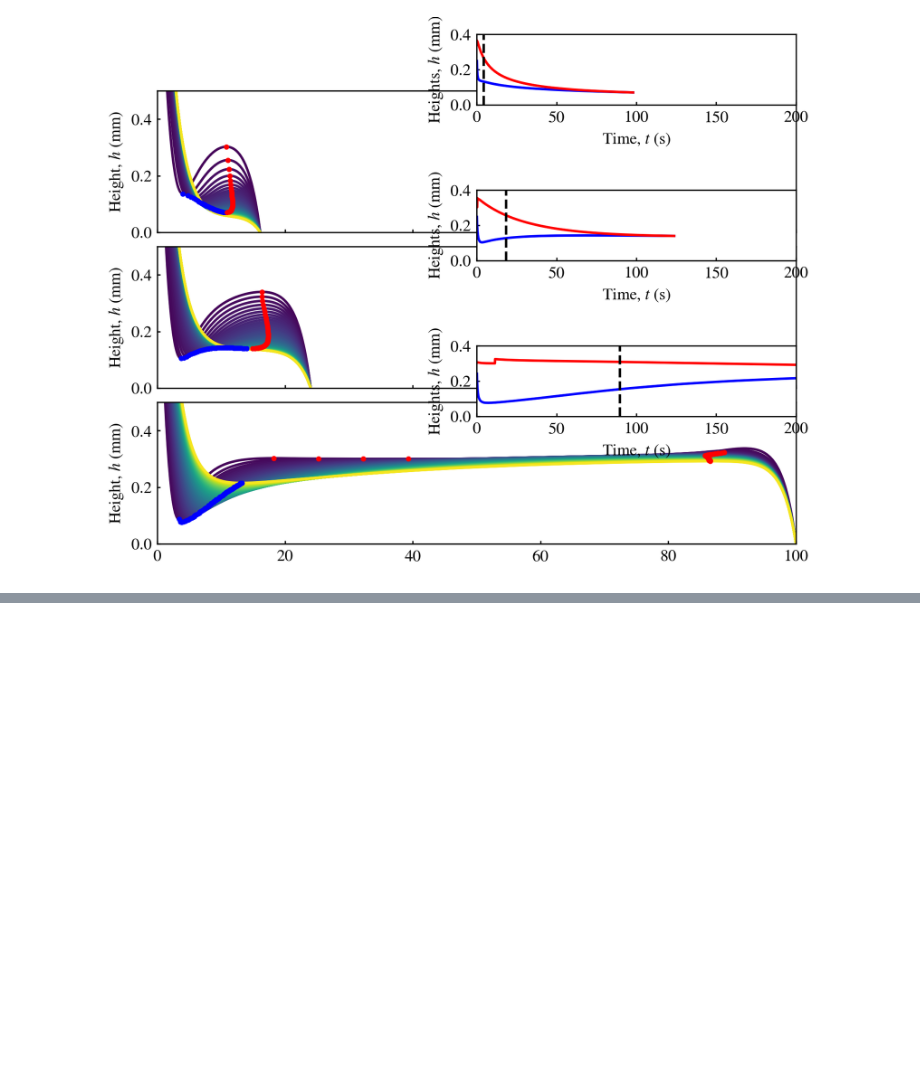
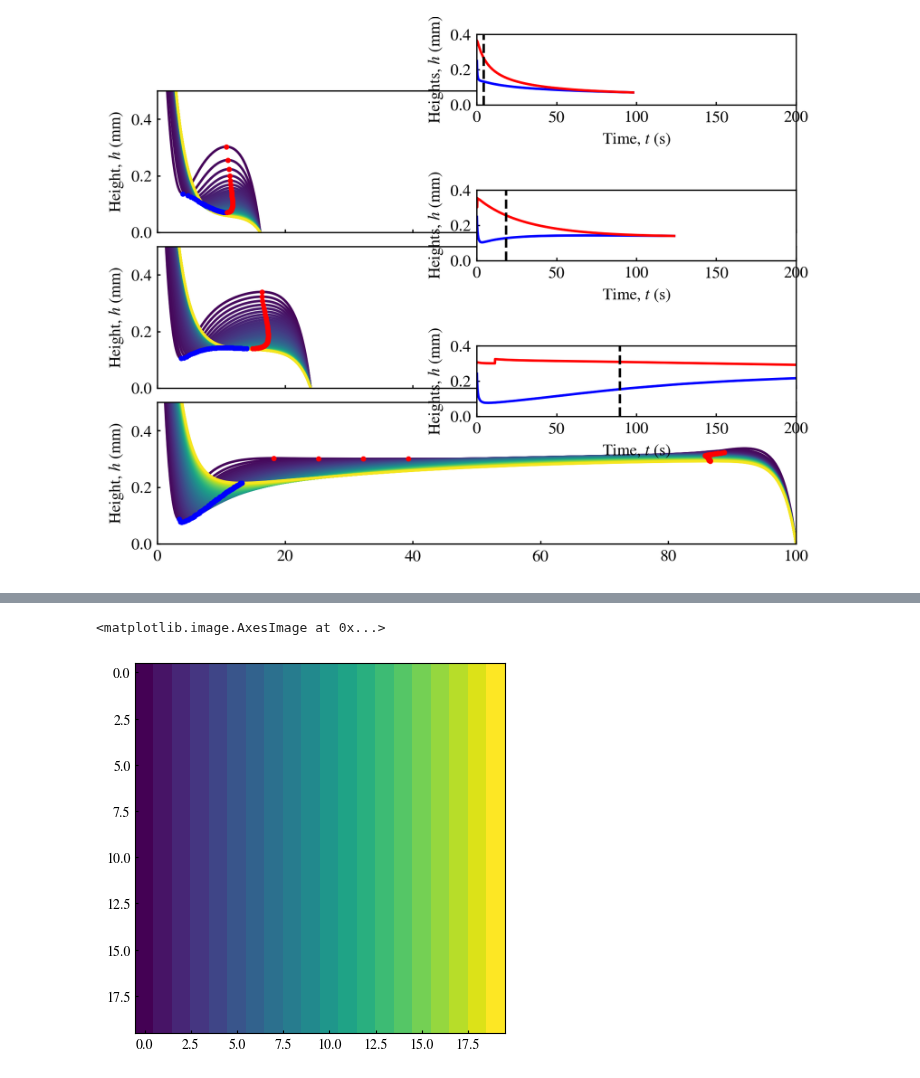
Before and after one commit to ZLoverty/WPM, a Jupyter notebook: Code/Response_to_reviewers.ipynb, the cells around one changed output, grey strips where cells are left out. Saved outputs shown, nothing was run; the diff lists cells and outputs as text; code cells hidden in the pictures; blank space fills up the shorter version.

```diff
--- a/Code/Response_to_reviewers.ipynb
+++ b/Code/Response_to_reviewers.ipynb
@@ -1245,0 +1243,2 @@ df
+# %%
+folder = os.path.join(r"C:\Users\zl948\Documents\WPM_PD2")
@@ -1245,0 +1293,5 @@ df
+# %%
+plt.imshow(pressure.L.values.reshape(20, 20))
+# %% [output]
+<matplotlib.image.AxesImage at 0x...>
+[figure, added]
```
Also changed, not shown: parts of 14 cells of this notebook, 2 other files.
